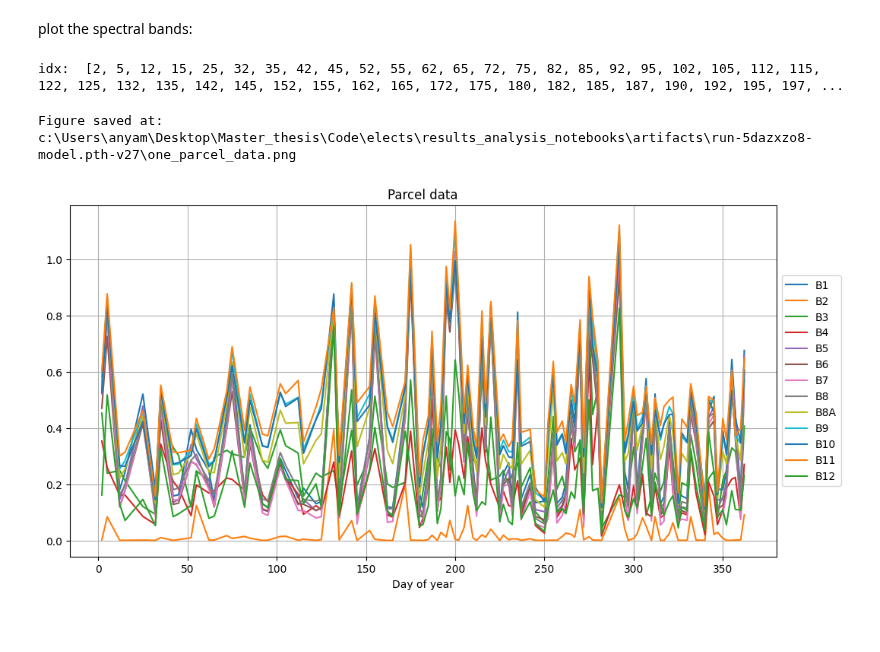
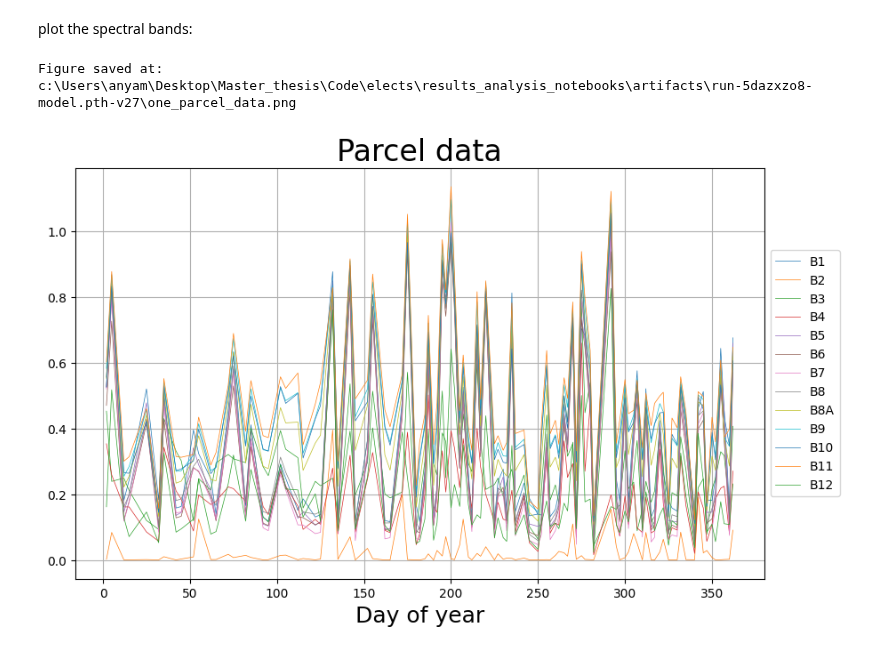
Before and after one commit to Aurenore/elects, a Jupyter notebook: results_analysis_notebooks/prediction_one_parcel.ipynb, the cells around one changed output. Cells and saved outputs as stored; diff of their text form; code cells hidden in the pictures; blank space fills up the shorter version.

```diff
--- a/results_analysis_notebooks/prediction_one_parcel.ipynb
+++ b/results_analysis_notebooks/prediction_one_parcel.ipynb
@@ -175,29 +147,9 @@ plot the spectral bands:
 # %%
 # transfer the data to the cpu
 X = X.cpu().detach().numpy().squeeze()
-# %%
-# get the indices, a list of the indices of the non zero elements
-idx = [i for i, x in enumerate(X[:,0]!=0) if x]
-print("idx: ", idx)
-# %% [output]
-idx:  [2, 5, 12, 15, 25, 32, 35, 42, 45, 52, 55, 62, 65, 72, 75, 82, 85, 92, 95, 102, 105, 112, 115, 122, 125, 132, 135, 142, 145, 152, 155, 162, 165, 172, 175, 180, 182, 185, 187, 190, 192, 195, 197, ...
-# %%
-# plot the data
-fig, ax = plt.subplots(1, figsize=(12,6))
-
-# only plot the non zero elements
-for i in range(13):
-    ax.plot(idx, X[X[:,i]!=0,i], label=f"{SELECTED_BANDS['L1C'][i]}")
-
-ax.set_title("Parcel data")
-ax.legend()
-plt.legend(loc='center left', bbox_to_anchor=(1, 0.5))
-ax.set_xlabel("Day of year")
-ax.grid()
-# save the figure
-fig_filename = os.path.join(model_path, "one_parcel_data.png")
-fig.savefig(fig_filename, bbox_inches='tight')
-print(f"Figure saved at: {fig_filename}")
-# %% [output]
-Figure saved at: c:\Users\anyam\Desktop\Master_thesis\Code\elects\results_analysis_notebooks\artifacts\run-5dazxzo8-model.pth-v27\one_parcel_data.png
-[figure, removed]
+# %%
+fig, ax = plt.subplots(1, figsize=(10,6))
+plot_spectral_bands(X, fig, ax, model_path)
+# %% [output]
+Figure saved at: c:\Users\anyam\Desktop\Master_thesis\Code\elects\results_analysis_notebooks\artifacts\run-5dazxzo8-model.pth-v27\one_parcel_data.png
+[figure, added]
```
Also changed, not shown: parts of 3 cells of this notebook.
